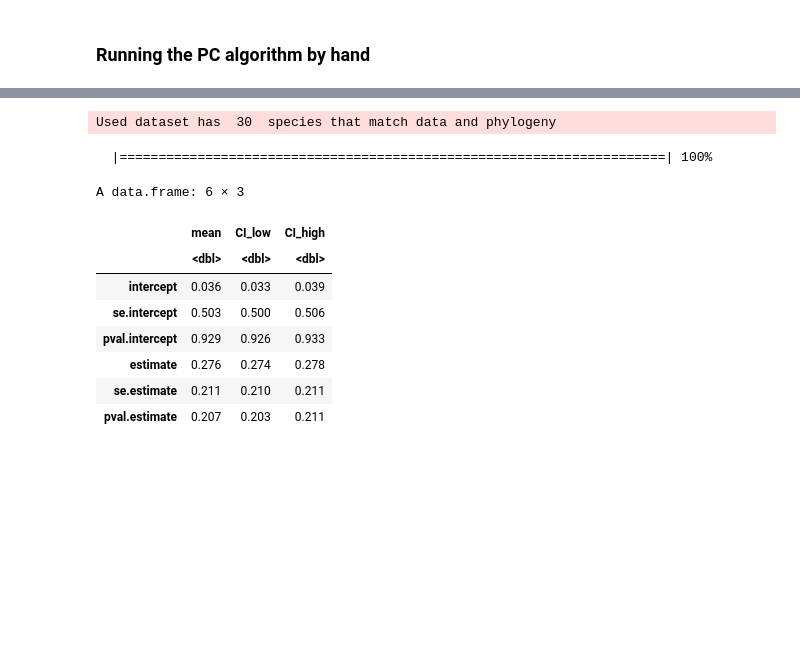
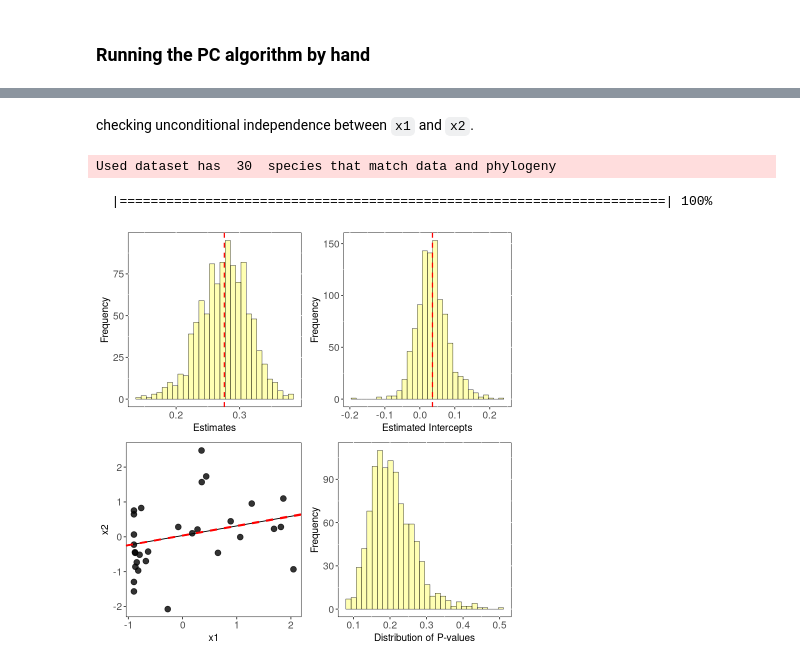
Before and after one commit to gerhardJaeger/phylogeneticCausalAnalysis, a Jupyter notebook: code/mlAnalysis.ipynb, the cells around one changed output, grey strips where cells are left out. Saved outputs shown, nothing was run; the diff lists cells and outputs as text; code cells hidden in the pictures; blank space fills up the shorter version.

```diff
--- a/code/mlAnalysis.ipynb
+++ b/code/mlAnalysis.ipynb
@@ -101,16 +132,13 @@ plot(g, vertex.size=30, edge.width = 5, edge.color = "black", vertex.label.cex=2
+# %% [markdown]
+checking unconditional independence between `x1` and `x2`.
 # %%
 iv = "x1"
 dv = "x2"
-checkIndependence(iv, dv) %>% summary
+md <- checkIndependence(iv, dv)
 # %% [output]
 Used dataset has  30  species that match data and phylogeny
   |======================================================================| 100%
-A data.frame: 6 × 3
-|  | mean | CI_low | CI_high |
-|  | <dbl> | <dbl> | <dbl> |
-| intercept | 0.036 | 0.033 | 0.039 |
-| se.intercept | 0.503 | 0.500 | 0.506 |
-| pval.intercept | 0.929 | 0.926 | 0.933 |
-| estimate | 0.276 | 0.274 | 0.278 |
-| se.estimate | 0.211 | 0.210 | 0.211 |
-| pval.estimate | 0.207 | 0.203 | 0.211 |
+# %%
+sensi_plot(md)
+# %% [output]
+[figure, added]
```
Also changed, not shown: parts of 47 cells of this notebook.
